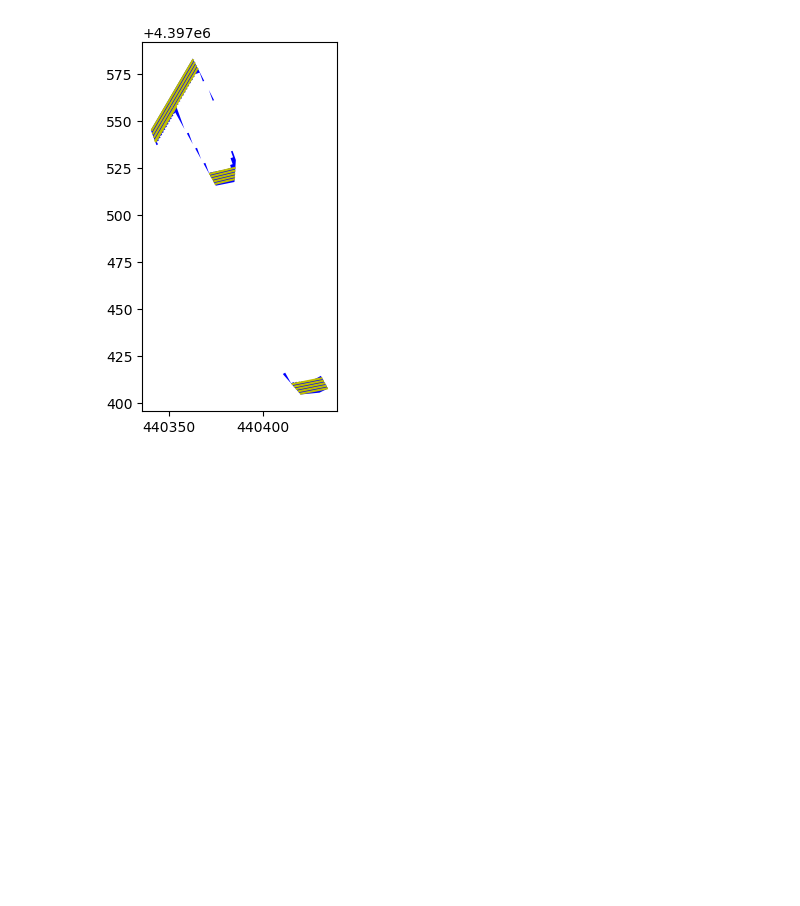
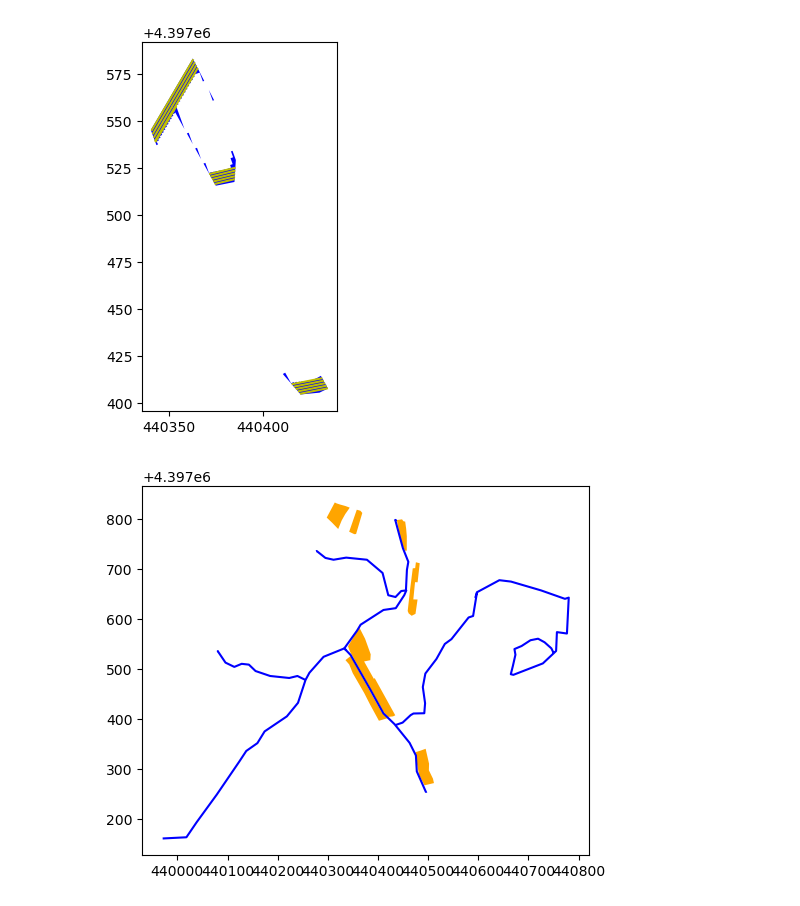
Before and after one commit to Teayyyy/CPP_on_Mountainous_Hilly_Field, a Jupyter notebook: Scratch/test_combine_headland.ipynb, the cells around one changed output. Cells and saved outputs as stored; diff of their text form; code cells hidden in the pictures; blank space fills up the shorter version.

```diff
--- a/Scratch/test_combine_headland.ipynb
+++ b/Scratch/test_combine_headland.ipynb
@@ -207,3 +212,11 @@ for path in path_result:
     path.plot(ax=ax, color='y')
 # %% [output]
 [figure]
+# %%
+all_road = gpd.read_file('test_Load_Shp/shp_file/村地和道路/村地道路.shp')
+_, ax = plt.subplots()
+all_road.plot(ax=ax, color='b')
+all_land.plot(ax=ax, color='orange')
+ax.set_aspect('equal')
+# %% [output]
+[figure, added]
```
Also changed, not shown: parts of 2 cells of this notebook, 52 other files.
